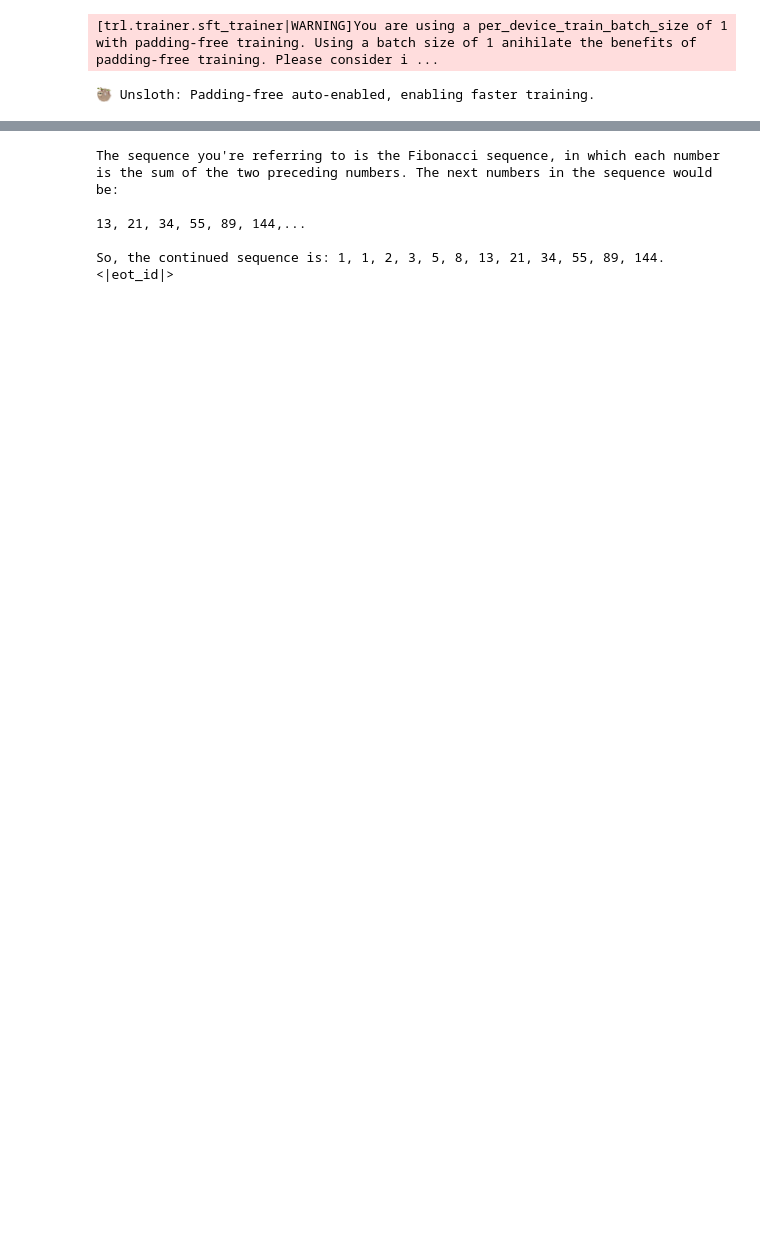
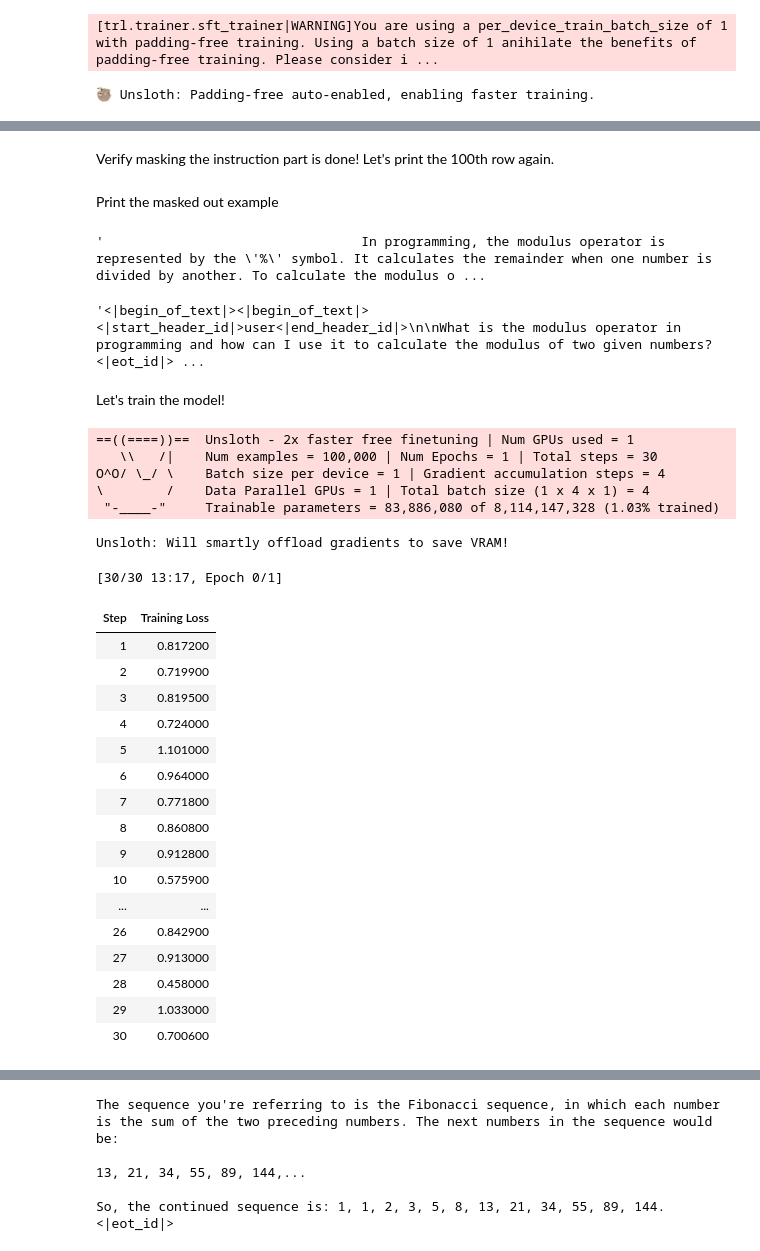
Before and after one commit to elizabetht/language-modeling-from-scratch, a Jupyter notebook: quantization/unsloth/FP8_QAT.ipynb, the cells around one changed output, grey strips where cells are left out. Drawn from its saved outputs; the diff is of its cells as text; code cells hidden in the pictures; blank space fills up the shorter version.

```diff
--- a/quantization/unsloth/FP8_QAT.ipynb
+++ b/quantization/unsloth/FP8_QAT.ipynb
@@ -247,0 +250,48 @@ Begin the training process using Unsloth's SFTTrainer with the following configu
+# %%
+from unsloth.chat_templates import train_on_responses_only
+trainer = train_on_responses_only(
+    trainer,
+    instruction_part="<|start_header_id|>user<|end_header_id|>\n\n",
+    response_part="<|start_header_id|>assistant<|end_header_id|>\n\n",
+)
+# %% [markdown]
+Verify masking the instruction part is done! Let's print the 100th row again.
+# %% [markdown]
+Print the masked out example
+# %%
+tokenizer.decode([tokenizer.pad_token_id if x == -100 else x for x in trainer.train_dataset[100]["labels"]]).replace(tokenizer.pad_token, " ")
+# %% [output]
+'                                 In programming, the modulus operator is represented by the \'%\' symbol. It calculates the remainder when one number is divided by another. To calculate the modulus o ...
+# %%
+tokenizer.decode(trainer.train_dataset[100]["input_ids"])
+# %% [output]
+'<|begin_of_text|><|begin_of_text|><|start_header_id|>user<|end_header_id|>\n\nWhat is the modulus operator in programming and how can I use it to calculate the modulus of two given numbers?<|eot_id|> ...
+# %% [markdown]
+Let's train the model!
+# %%
+trainer_stats = trainer.train()
+# %% [output]
+==((====))==  Unsloth - 2x faster free finetuning | Num GPUs used = 1
+   \\   /|    Num examples = 100,000 | Num Epochs = 1 | Total steps = 30
+O^O/ \_/ \    Batch size per device = 1 | Gradient accumulation steps = 4
+\        /    Data Parallel GPUs = 1 | Total batch size (1 x 4 x 1) = 4
+ "-____-"     Trainable parameters = 83,886,080 of 8,114,147,328 (1.03% trained)
+Unsloth: Will smartly offload gradients to save VRAM!
+[30/30 13:17, Epoch 0/1]
+| Step | Training Loss |
+| 1 | 0.817200 |
+| 2 | 0.719900 |
+| 3 | 0.819500 |
+| 4 | 0.724000 |
+| 5 | 1.101000 |
+| 6 | 0.964000 |
+| 7 | 0.771800 |
+| 8 | 0.860800 |
+| 9 | 0.912800 |
+| 10 | 0.575900 |
+| ... | ... |
+| 26 | 0.842900 |
+| 27 | 0.913000 |
+| 28 | 0.458000 |
+| 29 | 1.033000 |
+| 30 | 0.700600 |
```
Also changed, not shown: parts of 18 cells of this notebook, 3 other files.
